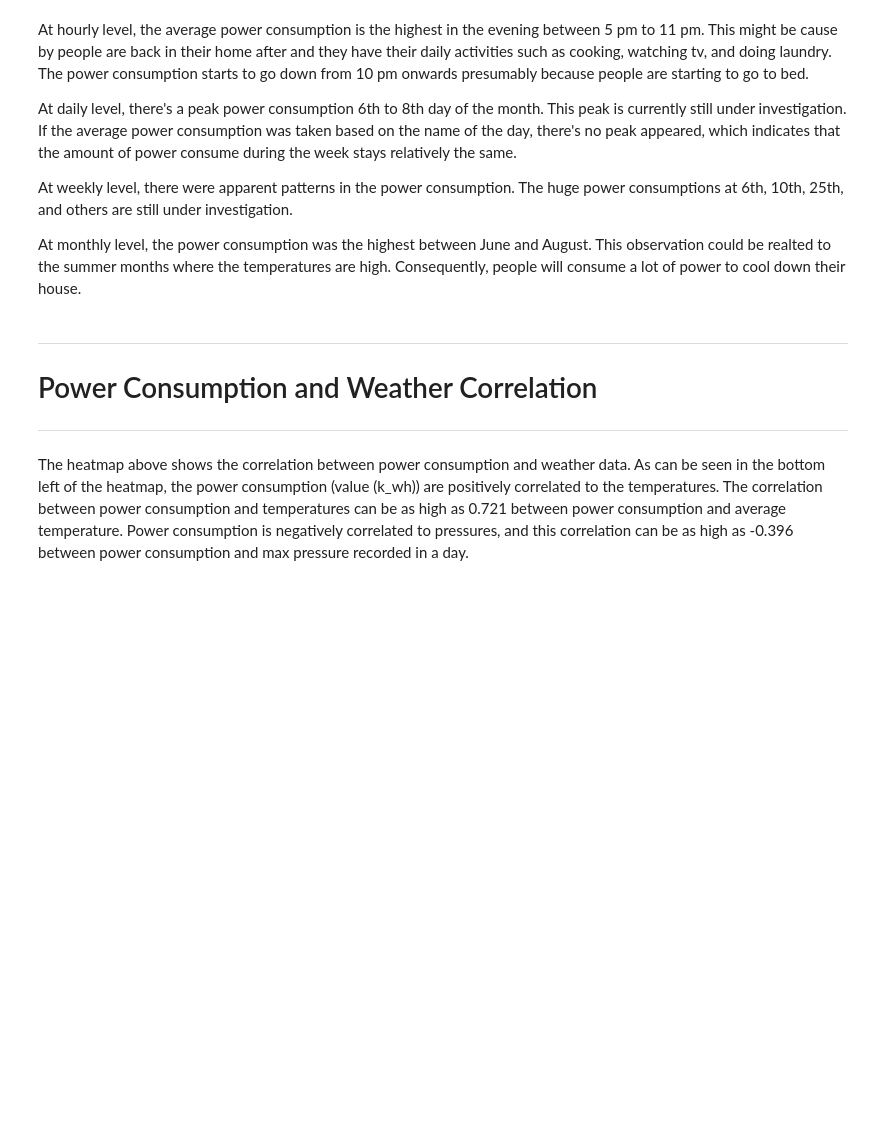
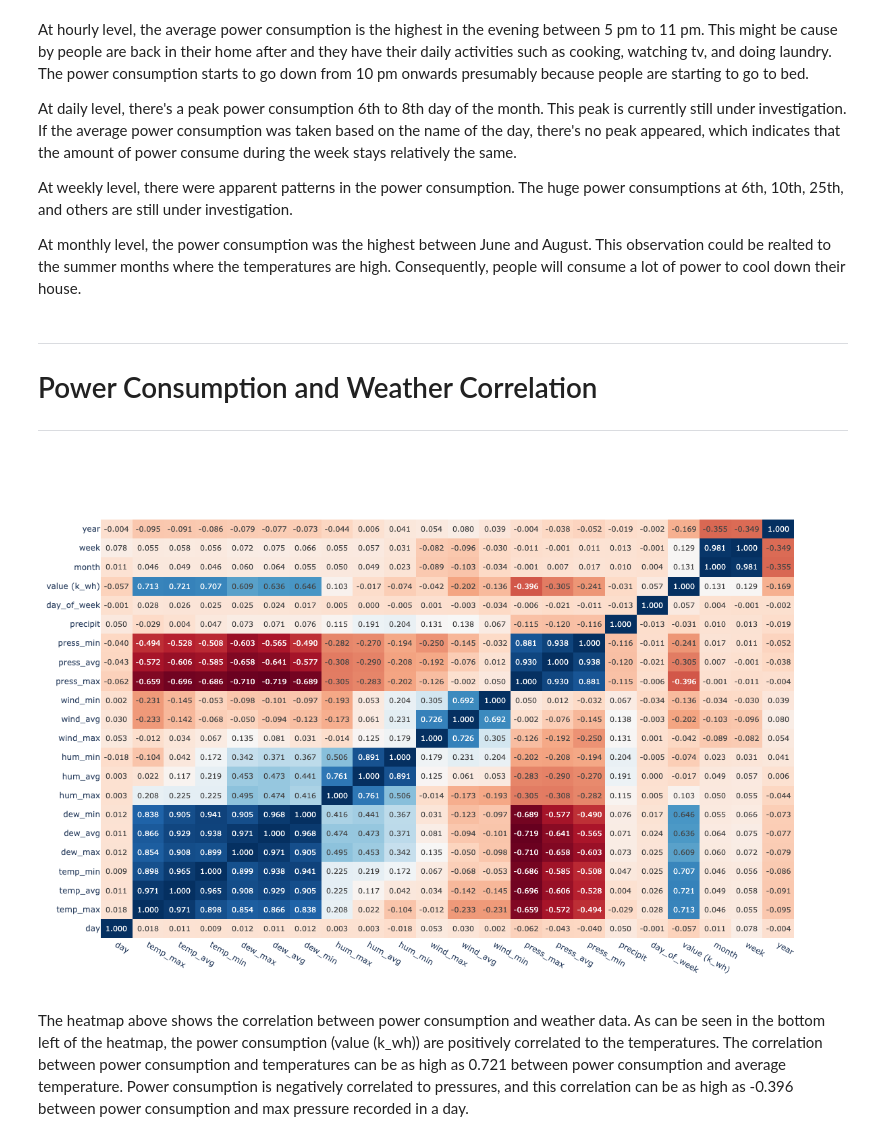
Before and after one commit to jazz-2021/project, a Jupyter notebook: time_series/residential_power/residential_power.ipynb, the cells around one changed output. Cells and saved outputs as stored; diff of their text form; code cells hidden in the pictures; blank space fills up the shorter version.

```diff
--- a/time_series/residential_power/residential_power.ipynb
+++ b/time_series/residential_power/residential_power.ipynb
@@ -321,17 +326,19 @@ At monthly level, the power consumption was the highest between June and August.
 # %%
 power_weather_corr = power_weather.corr(numeric_only=True)
 
 fig = make_subplots(rows=1, cols=1)
 fig.add_trace(go.Heatmap(x=power_weather_corr.columns, y=power_weather_corr.index,
                          z=power_weather_corr, text=power_weather_corr, texttemplate="%{text:,.3f}",
                          colorscale="RdBu",
                          colorbar=dict(tickvals=[0,1], ticktext=["min", "max"], len=0.5),
                          showscale=False
                          ),
             row=1, col=1)
 
-fig.update_layout(height=600)
-fig.show()
+fig.update_layout(height=800, width=1200)
+fig.show(renderer="png")
+# %% [output]
+[figure, added]
 # %% [markdown]
 The heatmap above shows the correlation between power consumption and weather data. As can be seen in the bottom left of the heatmap, the power consumption (value (k_wh)) are positively correlated to the temperatures. The correlation between power consumption and temperatures can be as high as 0.721 between power consumption and average temperature. Power consumption is negatively correlated to pressures, and this correlation can be as high as -0.396 between power consumption and max pressure recorded in a day.
 # %%
```
Also changed, not shown: parts of 7 cells of this notebook.
